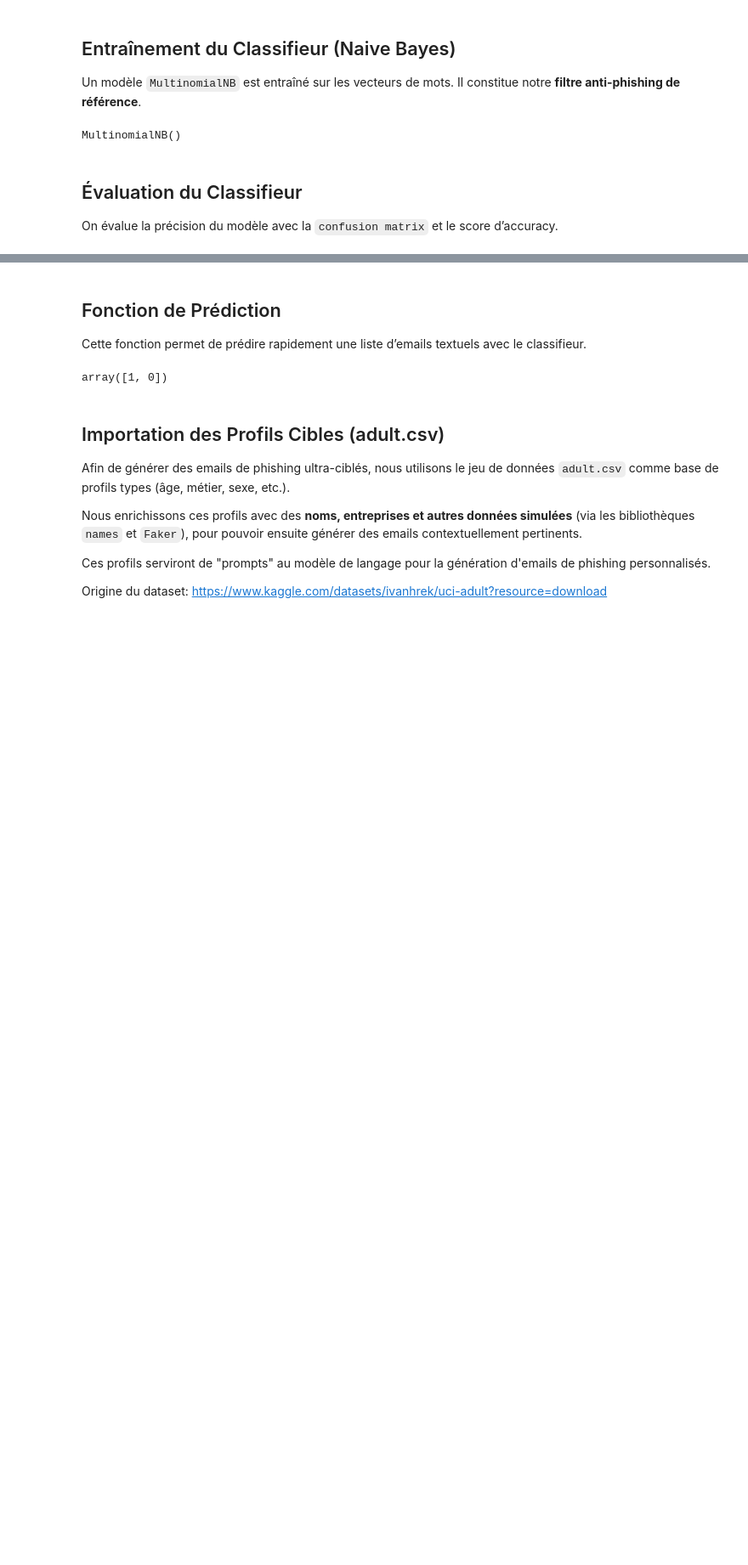
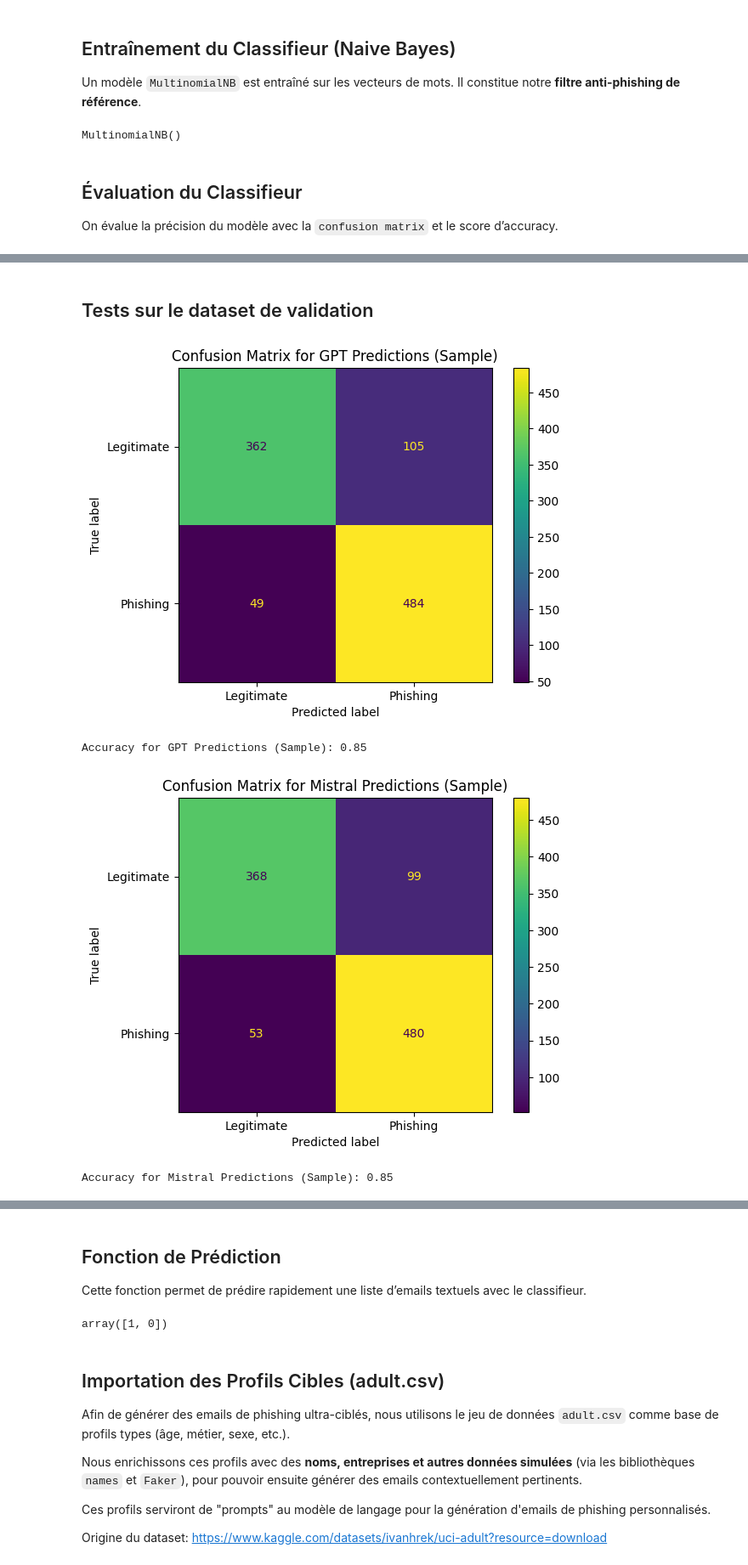
Before and after one commit to avnerelbaz3500/Statapp-Phishing, a Jupyter notebook: main.ipynb, the cells around one changed output, grey strips where cells are left out. Shown at 85% size. Saved outputs shown, nothing was run; the diff lists cells and outputs as text; code cells hidden in the pictures; blank space fills up the shorter version.

```diff
--- a/main.ipynb
+++ b/main.ipynb
@@ -527,0 +837,75 @@ pickle.dump(nb,open("models/multinomial_nb_model.pkl", "wb"))
+# %% [markdown]
+## Tests sur le dataset de validation
+# %%
+
+
+# Function to process a single email for both GPT and Mistral
+def process_email(email, label):
+
+    gpt_prediction = predict_email_gpt(email)
+
+    mistral_prediction = predict_email_mistral(email)
+
+    return (email, label, gpt_prediction, mistral_prediction)
+
+# Optimized function to test classifiers on a smaller sample
+def test_classifiers_sample(emails, labels, sample_size=100):
+    # Limit the emails and labels to the specified sample size
+    emails_sample = emails[:sample_size]
+    labels_sample = labels[:sample_size]
+    results = []
+    for email, label in tqdm(zip(emails_sample, labels_sample), total=len(emails_sample)):
+        results.append(process_email(email, label))
+    # Separate results for GPT and Mistral
+    gpt_results = [(email, label, gpt) for email, label, gpt, _ in results]
+    mistral_results = [(email, label, mistral) for email, label, _, mistral in results]
+
+    return gpt_results, mistral_results
+
+
+# Filter emails with less than 1000 words
+filtered_emails = original_test_text[original_test_text.str.split().str.len() < 1000]
+filtered_labels = y_test[filtered_emails.index]
+
+# Test the classifiers on a smaller sample of filtered emails
+gpt_results_sample, mistral_results_sample = test_classifiers_sample(filtered_emails, filtered_labels, sample_size=1000)
+
+# Generate confusion matrices for GPT and Mistral predictions
+
+# Convert GPT and Mistral predictions to binary labels
+def extract_label(prediction):
+    """Extracts the label ('Phishing' or 'Legitimate') from the prediction string."""
+    if "Phishing" in prediction:
+        return 1  # Phishing
+    elif "Légitime" in prediction or "Legitimate" in prediction:
+        return 0  # Legitimate
+    else:
+        raise ValueError(f"Unexpected prediction format: {prediction}")
+
+gpt_predicted_labels_sample = [extract_label(prediction) for _, _, prediction in gpt_results_sample]
+mistral_predicted_labels_sample = [extract_label(prediction) for _, _, prediction in mistral_results_sample]
+
+# Confusion matrix for GPT
+gpt_conf_matrix_sample = confusion_matrix(filtered_labels[:1000], gpt_predicted_labels_sample)
+ConfusionMatrixDisplay(gpt_conf_matrix_sample, display_labels=["Legitimate", "Phishing"]).plot()
+plt.title("Confusion Matrix for GPT Predictions (Sample)")
+plt.show()
+
+# Accuracy score for GPT
+gpt_accuracy_sample = accuracy_score(filtered_labels[:1000], gpt_predicted_labels_sample)
+print(f"Accuracy for GPT Predictions (Sample): {gpt_accuracy_sample:.2f}")
+
+# Confusion matrix for Mistral
+mistral_conf_matrix_sample = confusion_matrix(filtered_labels[:1000], mistral_predicted_labels_sample)
+ConfusionMatrixDisplay(mistral_conf_matrix_sample, display_labels=["Legitimate", "Phishing"]).plot()
+plt.title("Confusion Matrix for Mistral Predictions (Sample)")
+plt.show()
+
+# Accuracy score for Mistral
+mistral_accuracy_sample = accuracy_score(filtered_labels[:1000], mistral_predicted_labels_sample)
+print(f"Accuracy for Mistral Predictions (Sample): {mistral_accuracy_sample:.2f}")
+# %% [output]
+[figure, added]
+Accuracy for GPT Predictions (Sample): 0.85
+[figure, added]
+Accuracy for Mistral Predictions (Sample): 0.85
```
Also changed, not shown: parts of 22 cells of this notebook, 3 other files.
